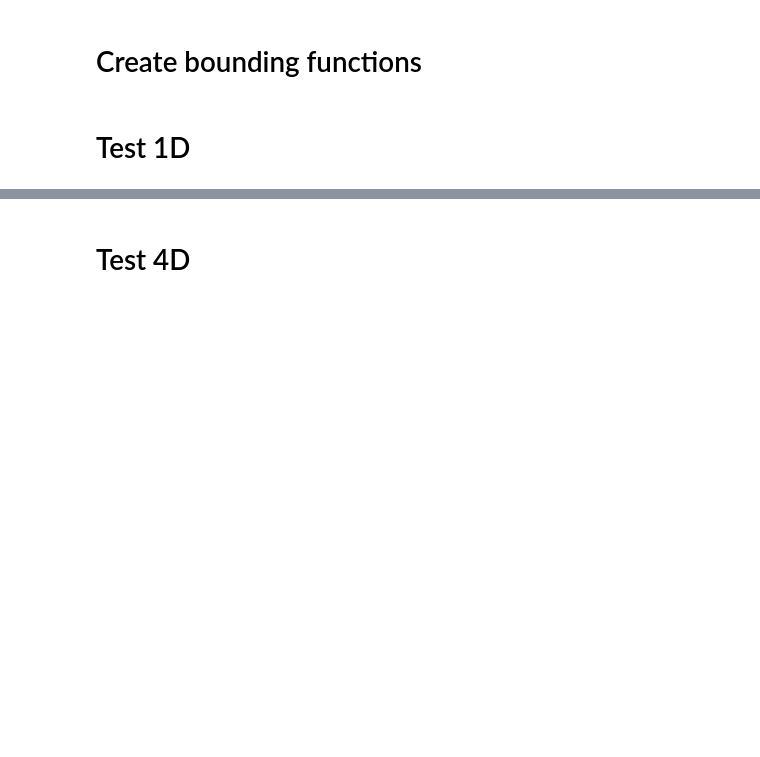
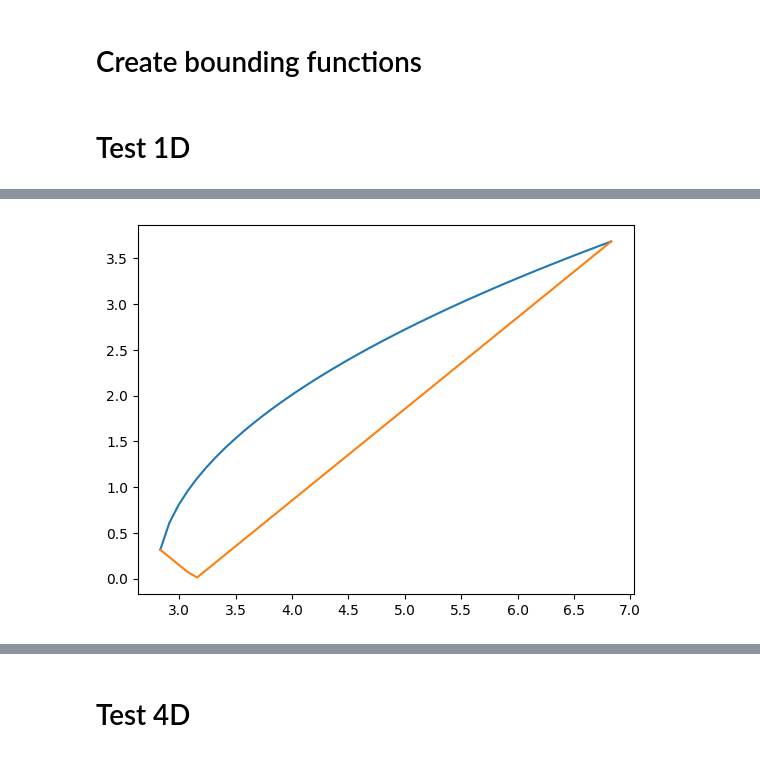
Before and after one commit to thomasdeltort/Robust_Project, a Jupyter notebook: lip_notebooks/LipschitzOptimisatin.ipynb, the cells around one changed output, grey strips where cells are left out. Drawn from its saved outputs; the diff is of its cells as text; code cells hidden in the pictures; blank space fills up the shorter version.

```diff
--- a/lip_notebooks/LipschitzOptimisatin.ipynb
+++ b/lip_notebooks/LipschitzOptimisatin.ipynb
@@ -130,0 +153,6 @@ array([1.36713021])
+# %%
+plt.plot(z, np.sqrt(W_list[0]*z+b_list[0]))
+plt.plot(z, np.sqrt(np.square(z-y_list[0])))
+plt.show()
+# %% [output]
+[figure, added]
```
Also changed, not shown: parts of 37 cells of this notebook, 2 other files.
